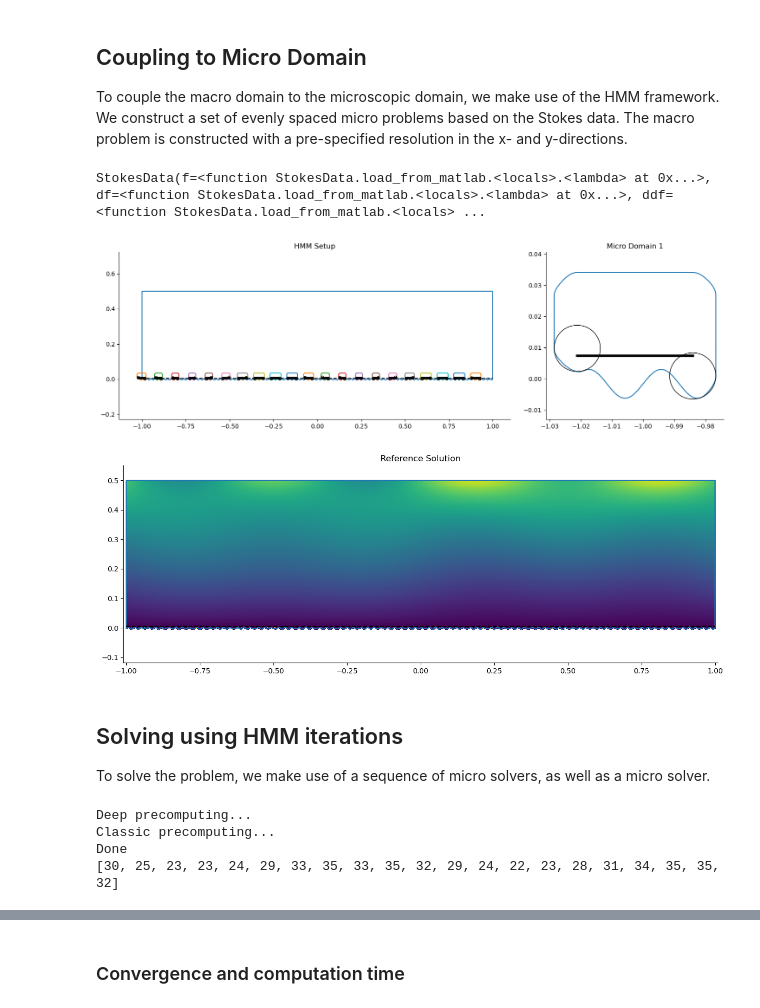
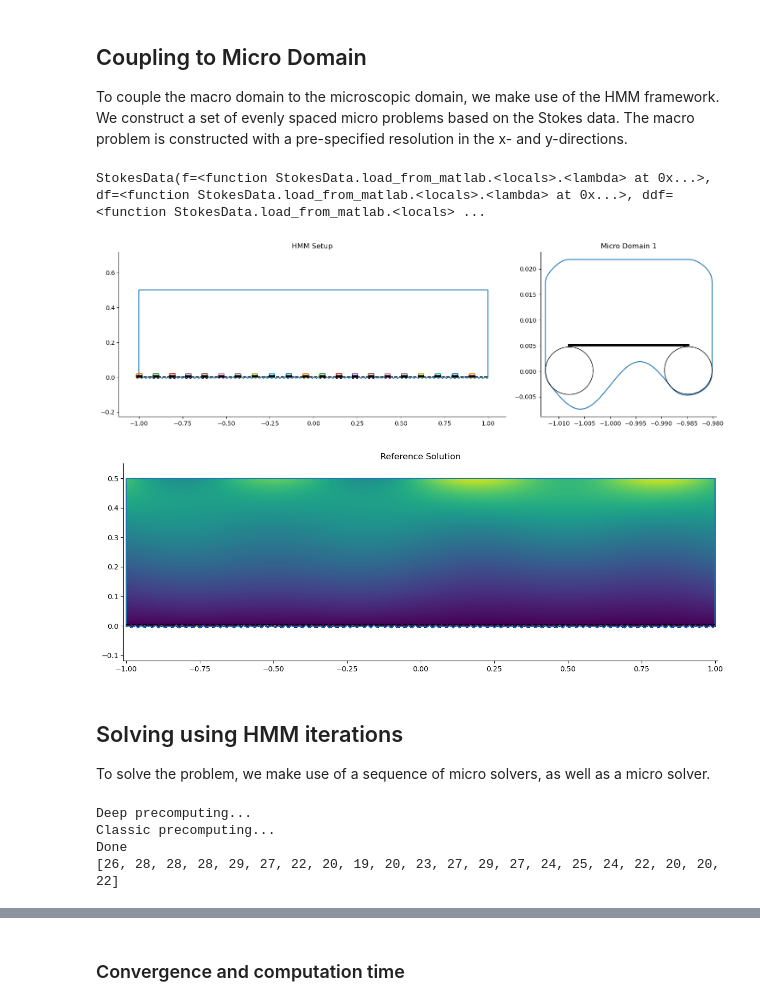
Before and after one commit to emastr/deep-micro-slip-model, a Jupyter notebook: notebooks/part30_paper_runs/speed_compare/part33_HMM_ml_channel_speed.ipynb, the cells around one changed output, grey strips where cells are left out. Drawn from its saved outputs; the diff is of its cells as text; code cells hidden in the pictures.

```diff
--- a/notebooks/part30_paper_runs/speed_compare/part33_HMM_ml_channel_speed.ipynb
+++ b/notebooks/part30_paper_runs/speed_compare/part33_HMM_ml_channel_speed.ipynb
@@ -113,8 +113,8 @@ We construct a set of evenly spaced micro problems based on the Stokes data. The
 # %%
 
 tol = 1e-10
-xDim = 21
-yDim = 21
+xDim = 31
+yDim = 31
 nMic = 21#7 #freq_g*2+1#2*(round(Lx/(30*eps)) // 2) + 1 # 15 # 15 #nMic*2 +1
 yDim_reduce = 15#51
 xDim_reduce = 15#51
@@ -146,44 +146,49 @@ macro_0 = StokesMacProb(data_0, lambda x, a: fft_interp(x, a, dom=dom[0])) # For
 xPos = np.linspace(dom[0][0], dom[0][1], nMic+1)[1:] - width/2 - Lx / nMic
 #micros = [StokesMicProb(data, x, width, height, linePos=linePos, deg_project=8,
 #                        n_refine=n_refine, xDim_reduce=xDim_reduce, yDim_reduce=yDim_reduce) for x in xPos]
+num_pts_list = [32, 64, 128]
+micros_low_res = [[StokesTrapezMicProb(data, x, width, height, linePos=linePos, deg_project=8, logger=None,
+                                      num_pts=m, xDim_reduce=xDim_reduce, yDim_reduce=yDim_reduce) for x in xPos] for m in [32, 64, 128]]
 micros = [StokesTrapezMicProb(data, x, width, height, linePos=linePos, deg_project=8, logger=None,
-                              num_pts=64, xDim_reduce=xDim_reduce, yDim_reduce=yDim_reduce) for x in xPos]
+                              num_pts=256, xDim_reduce=xDim_reduce, yDim_reduce=yDim_reduce) for x in xPos]
 
 ###################
 # Hmm problem.
+conv_checker_low_res = [ConvergenceChecker(macro, micro, tol=tol) for micro in micros_low_res]
 conv_checker = ConvergenceChecker(macro, micros, tol=tol)
 hmm_prob = StokesHMMProblem(macro, micros, data, convergence_checker=conv_checker)
 
+hmm_prob_low_res = [StokesHMMProblem(macro, micro, data, convergence_checker=cc) for micro, cc in zip(micros_low_res, conv_checker_low_res)]
 ###################
 ## PLOT ##
 plt.figure(figsize=(18,5))
 
 
 plt.subplot2grid((1, 3), (0, 0), 1, 2)
 plt.title("HMM Setup")
 hmm_prob.plot(plt.gca())
 plt.axis("Equal")
 remove_top_right_axes(plt.gca())
 
 plt.subplot2grid((1, 3), (0, 2), 1, 1)
 plt.title("Micro Domain 1")
 micros[0].plot(plt.gca())
 plt.axis("equal")
 remove_top_right_axes(plt.gca())
 
 # Plot
 
 vmin, vmax= 0, .7
 plt.figure(figsize=(15,5))
 plt.title("Reference Solution")
 plt.pcolormesh(X, Y, Uc, vmin=vmin, vmax=vmax)
 data.plot(plt.gca(), npts=800)
 plt.axis("equal")
 remove_top_right_axes(plt.gca())
 plt.ylim([dom[1][0]-0.12, dom[1][1]+0.05])
 # %% [output]
 StokesData(f=<function StokesData.load_from_matlab.<locals>.<lambda> at 0x...>, df=<function StokesData.load_from_matlab.<locals>.<lambda> at 0x...>, ddf=<function StokesData.load_from_matlab.<locals> ...
-[figure, old version]
+[figure, new version]
 [figure]
 # %% [markdown]
 ## Solving using HMM iterations
@@ -194,6 +199,9 @@ micro_logger = EventTracker() # Log time
 micro_logger_deep = EventTracker() # Log time
 macro_logger = EventTracker()
 naive_logger = EventTracker()
+micro_loggers_low_res = []
+for m in num_pts_list:
+    micro_loggers_low_res.append(EventTracker())
 
 macro_solver = MacroSolver(xDim, yDim, tol=tol, logger=macro_logger)
 macro_solver_0 = MacroSolver(xDim, yDim, tol=tol, logger=naive_logger)
@@ -216,9 +224,19 @@ micro_solvers = [MicroSolver(m, logger=micro_logger, tol=tol, callback=c) for m,
 micro_logger.end_event("micro precompute")
 print("Done")
 
+micro_solvers_low_res = []
+for micros_, logger in zip(micros_low_res, micro_loggers_low_res):
+    micro_logger.start_event("micro precompute")
+    micro_solvers_low_res.append([MicroSolver(m, logger=logger, tol=tol) for m in micros_])
+    micro_logger.end_event("micro precompute")
+
+
 
 deep_hmm_solver = IterativeHMMSolver(macro_solver, deep_micro_solvers)
 hmm_solver = IterativeHMMSolver(macro_solver, micro_solvers)
+hmm_solver_low_res = []
+for micros_ in micro_solvers_low_res:
+    hmm_solver_low_res.append(IterativeHMMSolver(macro_solver, micros_))
 
 class Callback():
     def __init__(self, macro):
@@ -251,7 +269,7 @@ print([c.count for c in counters])
 Deep precomputing...
 Classic precomputing...
 Done
-[30, 25, 23, 23, 24, 29, 33, 35, 33, 35, 32, 29, 24, 22, 23, 28, 31, 34, 35, 35, 32]
+[26, 28, 28, 28, 29, 27, 22, 20, 19, 20, 23, 27, 29, 27, 24, 25, 24, 22, 20, 20, 22]
 # %%
 def interp_periodic(t, y, tval):
     t = np.concatenate([[t[-1]-np.pi*2], t, [t[0] + np.pi*2]])
```
Also changed, not shown: parts of 3 cells of this notebook.
